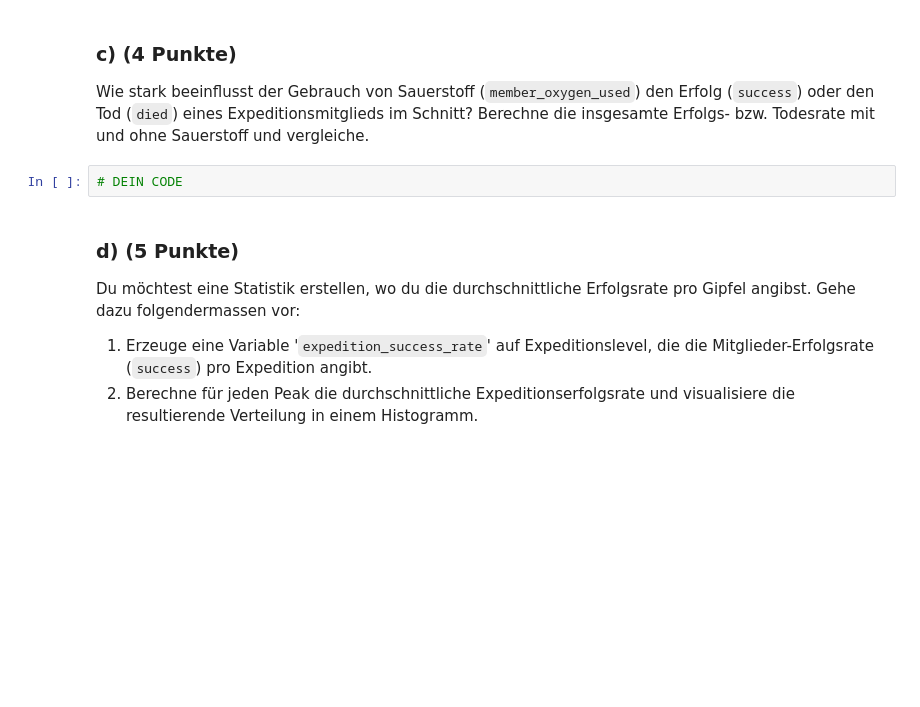
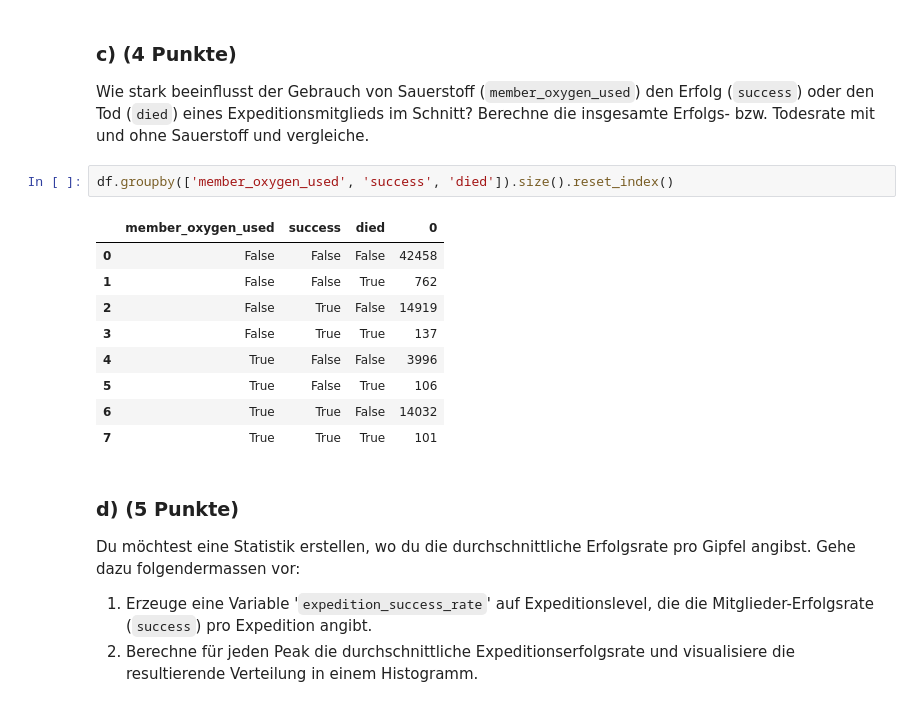
Before and after one commit to staldenhoefler/DataWranglingFHNW, a Jupyter notebook: pythonProject/DAW_Exam_HS23/Pruefung_HS23.ipynb, the cells around one changed output. Drawn from its saved outputs; the diff is of its cells as text; blank space fills up the shorter version.

```diff
--- a/pythonProject/DAW_Exam_HS23/Pruefung_HS23.ipynb
+++ b/pythonProject/DAW_Exam_HS23/Pruefung_HS23.ipynb
@@ -334,7 +399,17 @@ Die Mitgliederdaten zu den einzelnen Expeditionen sind in `members.csv` zu finde
 
 Wie stark beeinflusst der Gebrauch von Sauerstoff (`member_oxygen_used`) den Erfolg (`success`) oder den Tod (`died`) eines Expeditionsmitglieds im Schnitt? Berechne die insgesamte Erfolgs- bzw. Todesrate mit und ohne Sauerstoff und vergleiche.
 # %%
-# DEIN CODE
+df.groupby(['member_oxygen_used', 'success', 'died']).size().reset_index()
+# %% [output]
+|  | member_oxygen_used | success | died | 0 |
+| 0 | False | False | False | 42458 |
+| 1 | False | False | True | 762 |
+| 2 | False | True | False | 14919 |
+| 3 | False | True | True | 137 |
+| 4 | True | False | False | 3996 |
+| 5 | True | False | True | 106 |
+| 6 | True | True | False | 14032 |
+| 7 | True | True | True | 101 |
 # %% [markdown]
 ### d) (5 Punkte)
 
```
Also changed, not shown: parts of 8 cells of this notebook, 4 other files.
